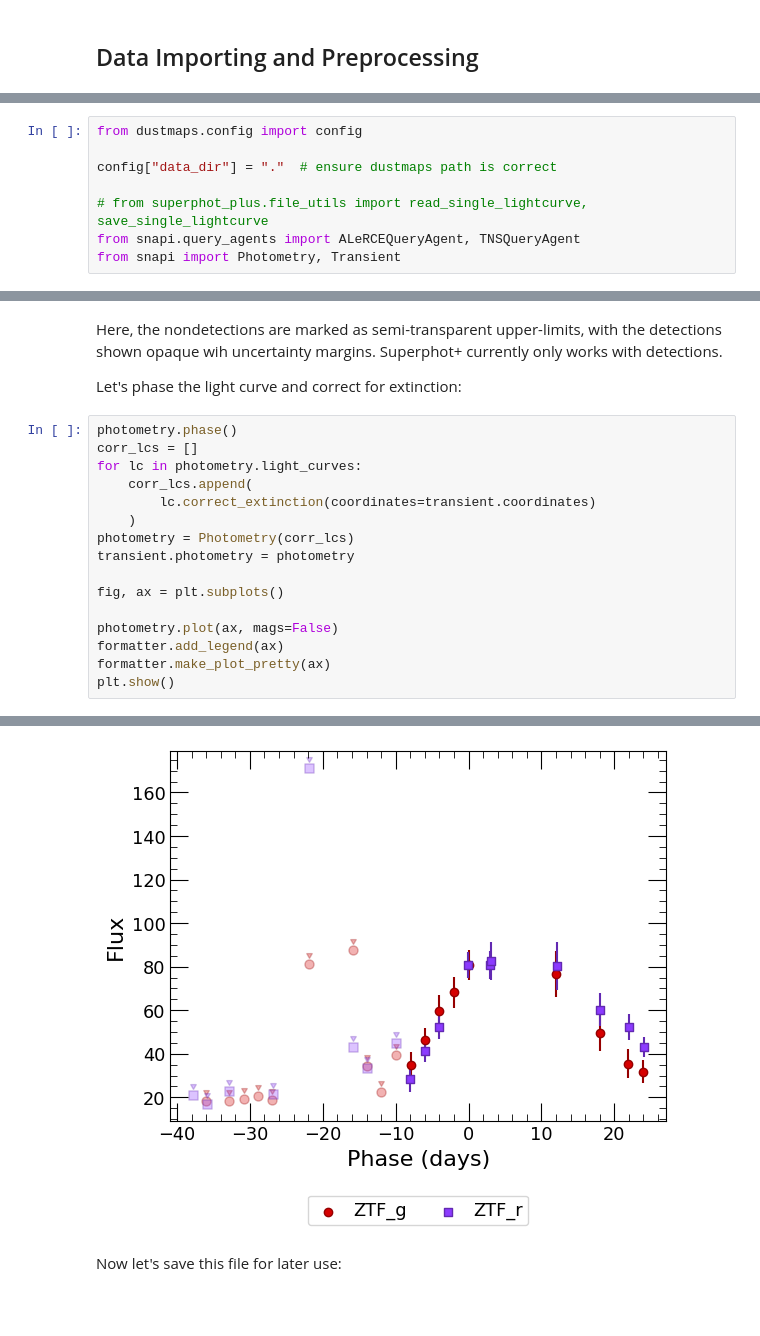
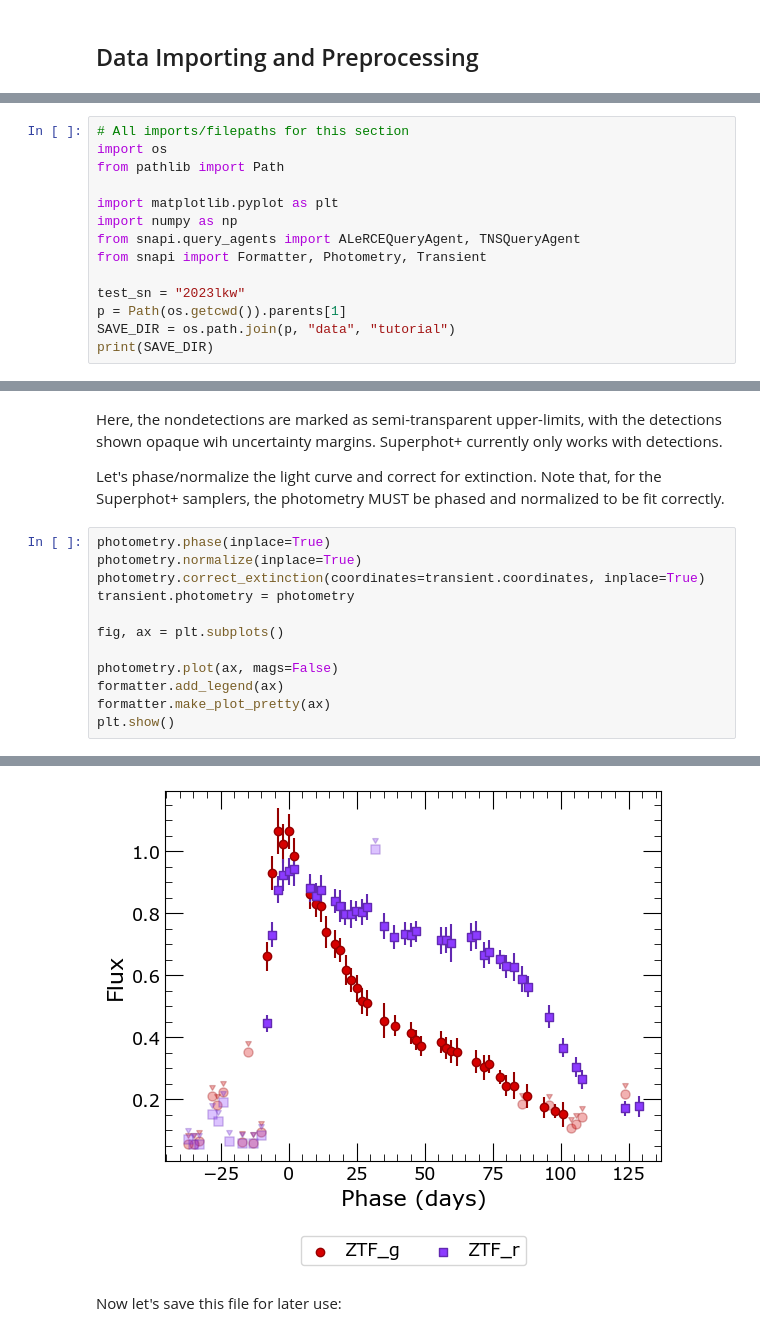
Before and after one commit to VTDA-Group/superphot-plus, a Jupyter notebook: docs/notebooks/tutorial.ipynb, the cells around one changed output, grey strips where cells are left out. Cells and saved outputs as stored; diff of their text form; blank space fills up the shorter version.

```diff
--- a/docs/notebooks/tutorial.ipynb
+++ b/docs/notebooks/tutorial.ipynb
@@ -10,8 +10,14 @@ Superphot+ is built on SNAPI (LINK), which provides functionality for easy impor
 # %%
-from dustmaps.config import config
+# All imports/filepaths for this section
+import os
+from pathlib import Path
 
-config["data_dir"] = "."  # ensure dustmaps path is correct
+import matplotlib.pyplot as plt
+import numpy as np
+from snapi.query_agents import ALeRCEQueryAgent, TNSQueryAgent
+from snapi import Formatter, Photometry, Transient
 
-# from superphot_plus.file_utils import read_single_lightcurve, save_single_lightcurve
-from snapi.query_agents import ALeRCEQueryAgent, TNSQueryAgent
-from snapi import Photometry, Transient
+test_sn = "2023lkw"
+p = Path(os.getcwd()).parents[1]
+SAVE_DIR = os.path.join(p, "data", "tutorial")
+print(SAVE_DIR)
@@ -81,15 +51,11 @@ findfont: Font family 'Verdana' not found.
 # %% [markdown]
 Here, the nondetections are marked as semi-transparent upper-limits, with the detections shown opaque wih uncertainty margins. Superphot+ currently only works with detections.
 
-Let's phase the light curve and correct for extinction:
+Let's phase/normalize the light curve and correct for extinction. Note that, for the Superphot+ samplers, the photometry MUST be phased and normalized to be fit correctly.
 # %%
-photometry.phase()
-corr_lcs = []
-for lc in photometry.light_curves:
-    corr_lcs.append(
-        lc.correct_extinction(coordinates=transient.coordinates)
-    )
-photometry = Photometry(corr_lcs)
+photometry.phase(inplace=True)
+photometry.normalize(inplace=True)
+photometry.correct_extinction(coordinates=transient.coordinates, inplace=True)
 transient.photometry = photometry
 
 fig, ax = plt.subplots()
@@ -119,3 +68,3 @@ findfont: Font family 'Verdana' not found.
-[figure, old version]
+[figure, new version]
 # %% [markdown]
 Now let's save this file for later use:
```
Also changed, not shown: parts of 21 cells of this notebook, 17 other files.
